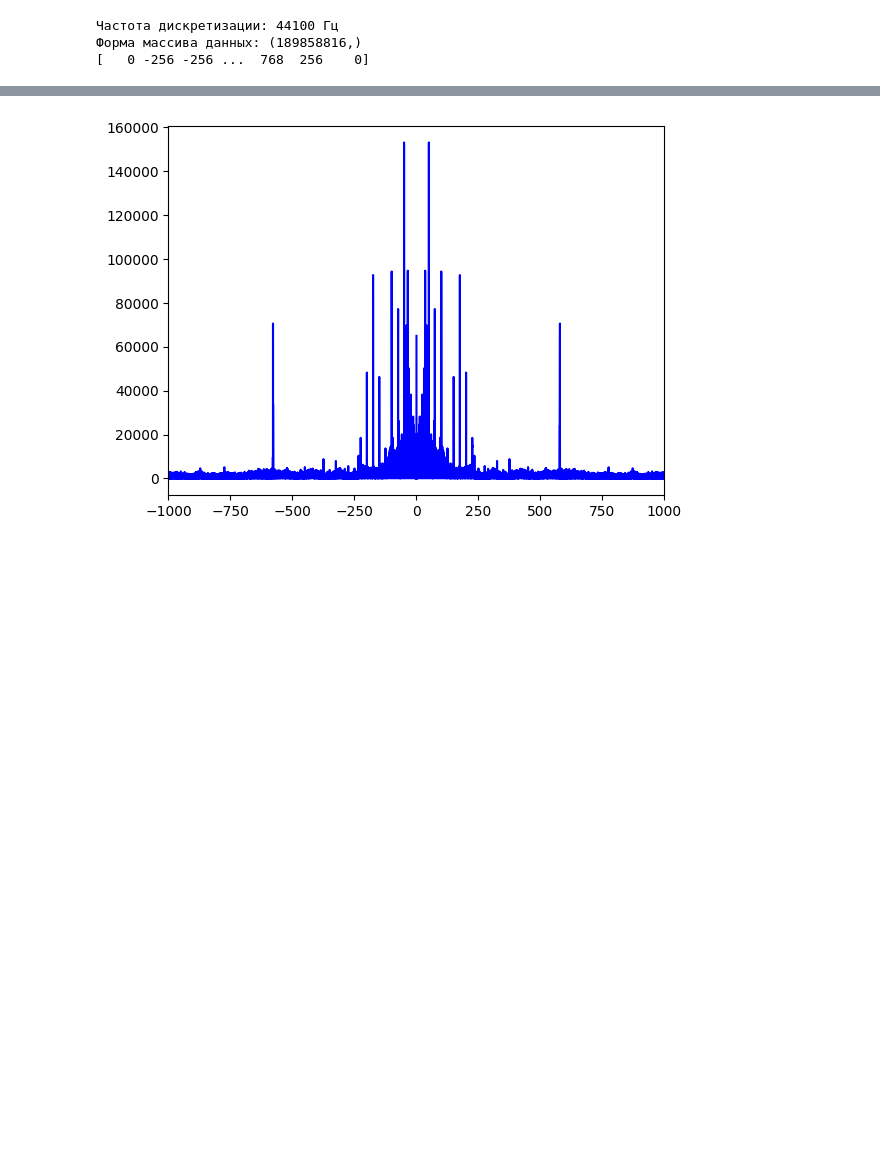
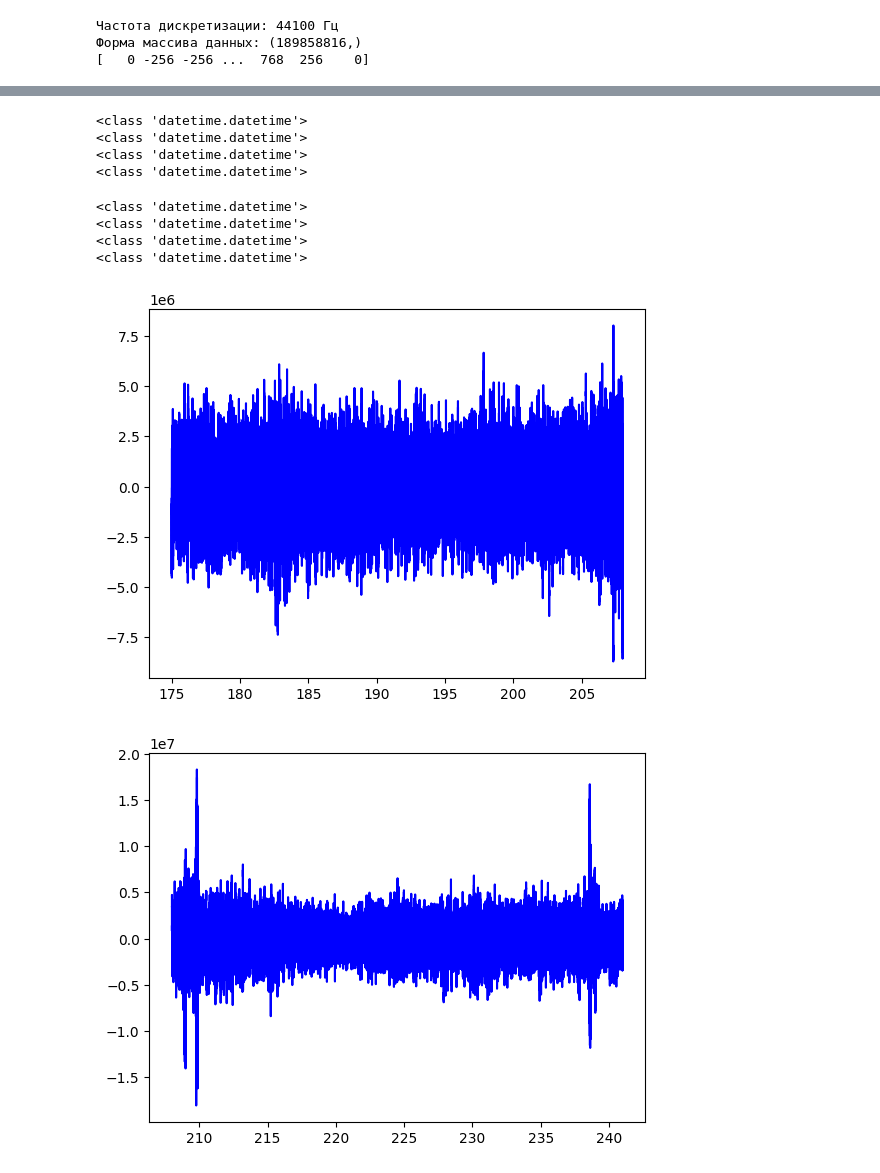
Before and after one commit to bdExplore/Scientific, a Jupyter notebook: Python/DJISummer.ipynb, the cells around one changed output, grey strips where cells are left out. Saved outputs shown, nothing was run; the diff lists cells and outputs as text; code cells hidden in the pictures; blank space fills up the shorter version.

```diff
--- a/Python/DJISummer.ipynb
+++ b/Python/DJISummer.ipynb
@@ -14,5 +15,7 @@ import pandas as pd
 # %%
-sample_rate, audio_data = wavfile.read('ExpSummer2024/TASCAM_0016S3.wav')
+# Загрузка экспериментальных данных и используемые методы
+sample_rate, audio_data = wavfile.read('/Users/bogda/Documents/NFS/TASCAM_0016S3.wav')
+df = pd.read_excel('/Users/bogda/Desktop/Acoustics/Scientific/Таблицы Данных/Conducting an experiment 30_08.xlsx')
 
 print(f"Частота дискретизации: {sample_rate} Гц")
 print(f"Форма массива данных: {audio_data.shape}")
@@ -47,6 +50,32 @@ def corr_f(data1, data2, f1):
     corr_f = ifft(fft((np.abs(s1))**2)*np.conj(fft((np.abs(s2))**2)))
     return corr_f
 
+def count_time(first, df):
+    cf_time = '15:26:16'
+    cd_time = str(df.loc[first, 'Start time'])
+    dur_time = str((df.loc[first, 'Duration']))
+    c_time_dt = datetime.strptime(cf_time, "%H:%M:%S")
+    x_time_dt = datetime.strptime(cd_time, "%H:%M:%S")
+    duration = datetime.strptime(dur_time, "%H:%M:%S")
+    print(type(duration))
+    print(type(x_time_dt))
+    delta = (x_time_dt -  c_time_dt).seconds%86400
+    time_b_1 = delta
+    time_b_2 = delta + duration.second
+    return time_b_1, time_b_2
+
+def cr_arr_t(first, second):
+    t1_beg, t1_end = count_time(first, df)
+    t2_beg, t2_end = count_time(second, df)
+    t_int1 = (t > t1_beg) & (t < t1_end)
+    t_int2 = (t < t2_beg) & (t > t1_end)
+    t1 = t[t_int1]
+    t2 = t[t_int2]
+    f1 = fftfreq(int(len(t1)), 1 / sample_rate) # Массив частот
+    f2 = fftfreq(int(len(t2)), 1 / sample_rate) # Массив частот
+    array = [t_int1, t_int2, t1, t2, f1, f2]
+    return array
+
 t = np.arange(int(len(audio_data)))/sample_rate # Массив времен
 # %% [output]
 Частота дискретизации: 44100 Гц
@@ -104,6 +84,34 @@ plt.show()
-# %%
-plt.plot(f, np.abs(y1), color='blue', label='Small')
-plt.xlim([-1000, 1000])
-plt.show()
-# %% [output]
-[figure, removed]
+# %%
+# Создание массивов, используемых в обработке
+t_f_arr_1 = cr_arr_t(22, 23)
+audio_data1_f1 = audio_data[t_f_arr_1[0]]
+audio_data2_f1= audio_data[t_f_arr_1[1]]
+y1 = ifft(audio_data1_f1)
+y2 = ifft(audio_data2_f1)
+# %% [output]
+<class 'datetime.datetime'>
+<class 'datetime.datetime'>
+<class 'datetime.datetime'>
+<class 'datetime.datetime'>
+# %%
+# Создание массивов, используемых в обработке
+t_f_arr_2 = cr_arr_t(22, 24)
+audio_data1_f2 = audio_data[t_f_arr_2[0]]
+audio_data2_f2 = audio_data[t_f_arr_2[1]]
+y1 = ifft(audio_data1_f2)
+y2 = ifft(audio_data2_f2)
+# %% [output]
+<class 'datetime.datetime'>
+<class 'datetime.datetime'>
+<class 'datetime.datetime'>
+<class 'datetime.datetime'>
+# %%
+# Графики исследований
+plt.plot(t_f_arr_1[2], audio_data1_f1, color='blue', label='Small')
+plt.show()
+
+plt.plot(t_f_arr_1[3], audio_data2_f1, color='blue', label='Small')
+plt.show()
+# %% [output]
+[figure, added]
+[figure, added]
```
Also changed, not shown: parts of 6 cells of this notebook, 6 other files.
